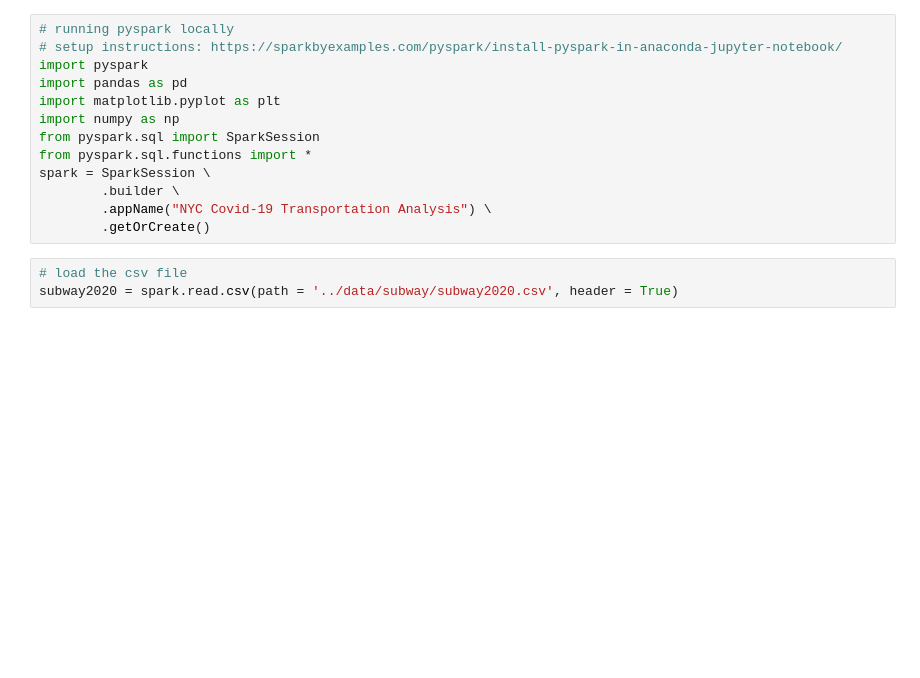
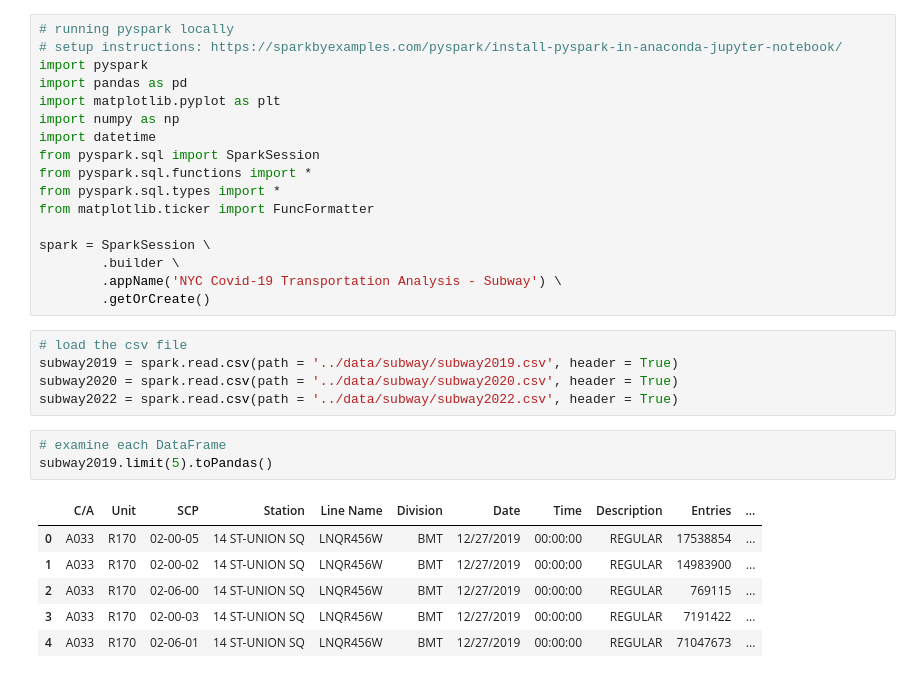
Before and after one commit to M2JT/big-data-final-project, a Jupyter notebook: code/SubwayAnalysis.ipynb, the cells around one changed output. Drawn from its saved outputs; the diff is of its cells as text; blank space fills up the shorter version.

```diff
--- a/code/SubwayAnalysis.ipynb
+++ b/code/SubwayAnalysis.ipynb
@@ -5,12 +5,28 @@ import pyspark
 import pandas as pd
 import matplotlib.pyplot as plt
 import numpy as np
+import datetime
 from pyspark.sql import SparkSession
 from pyspark.sql.functions import *
+from pyspark.sql.types import *
+from matplotlib.ticker import FuncFormatter
+
 spark = SparkSession \
 	    .builder \
-	    .appName("NYC Covid-19 Transportation Analysis") \
+	    .appName('NYC Covid-19 Transportation Analysis - Subway') \
 	    .getOrCreate()
 # %%
 # load the csv file
+subway2019 = spark.read.csv(path = '../data/subway/subway2019.csv', header = True)
 subway2020 = spark.read.csv(path = '../data/subway/subway2020.csv', header = True)
+subway2022 = spark.read.csv(path = '../data/subway/subway2022.csv', header = True)
+# %%
+# examine each DataFrame
+subway2019.limit(5).toPandas()
+# %% [output]
+|  | C/A | Unit | SCP | Station | Line Name | Division | Date | Time | Description | Entries | ... |
+| 0 | A033 | R170 | 02-00-05 | 14 ST-UNION SQ | LNQR456W | BMT | 12/27/2019 | 00:00:00 | REGULAR | 17538854 | ... |
+| 1 | A033 | R170 | 02-00-02 | 14 ST-UNION SQ | LNQR456W | BMT | 12/27/2019 | 00:00:00 | REGULAR | 14983900 | ... |
+| 2 | A033 | R170 | 02-06-00 | 14 ST-UNION SQ | LNQR456W | BMT | 12/27/2019 | 00:00:00 | REGULAR | 769115 | ... |
+| 3 | A033 | R170 | 02-00-03 | 14 ST-UNION SQ | LNQR456W | BMT | 12/27/2019 | 00:00:00 | REGULAR | 7191422 | ... |
+| 4 | A033 | R170 | 02-06-01 | 14 ST-UNION SQ | LNQR456W | BMT | 12/27/2019 | 00:00:00 | REGULAR | 71047673 | ... |
```
Also changed, not shown: parts of 35 cells of this notebook, 1 other file.
